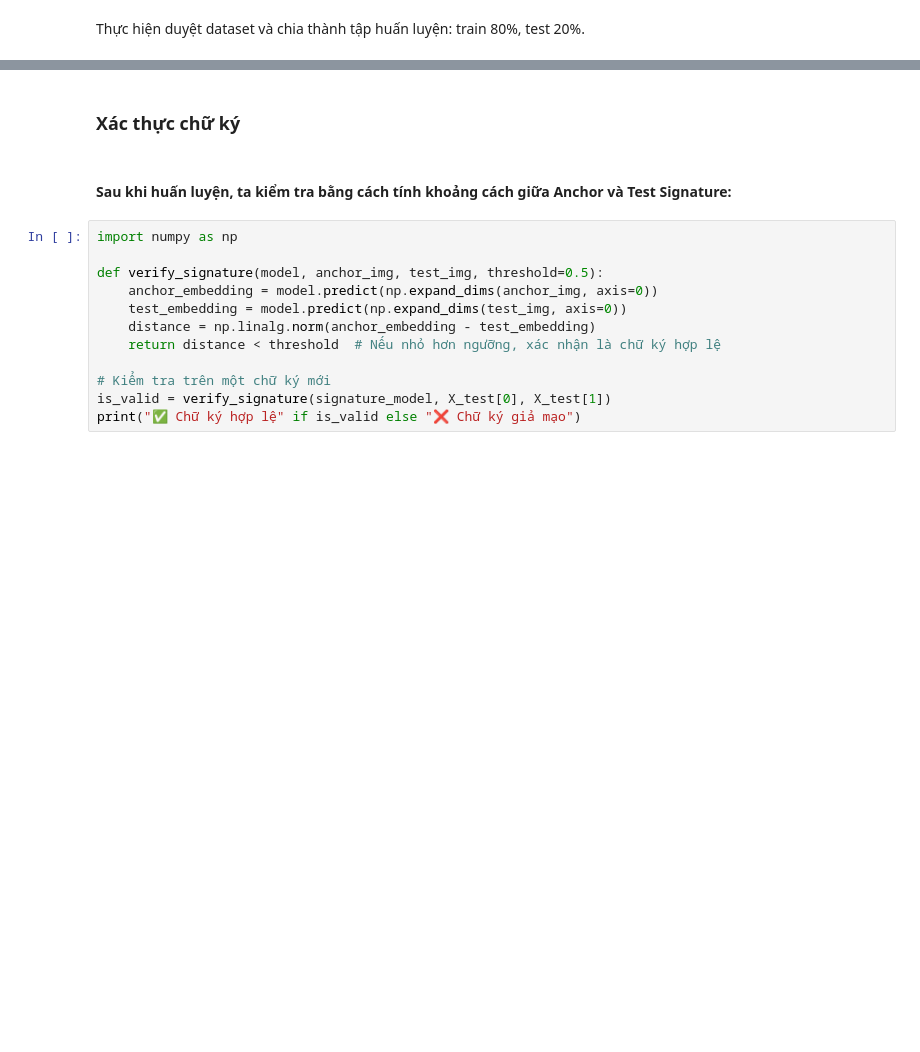
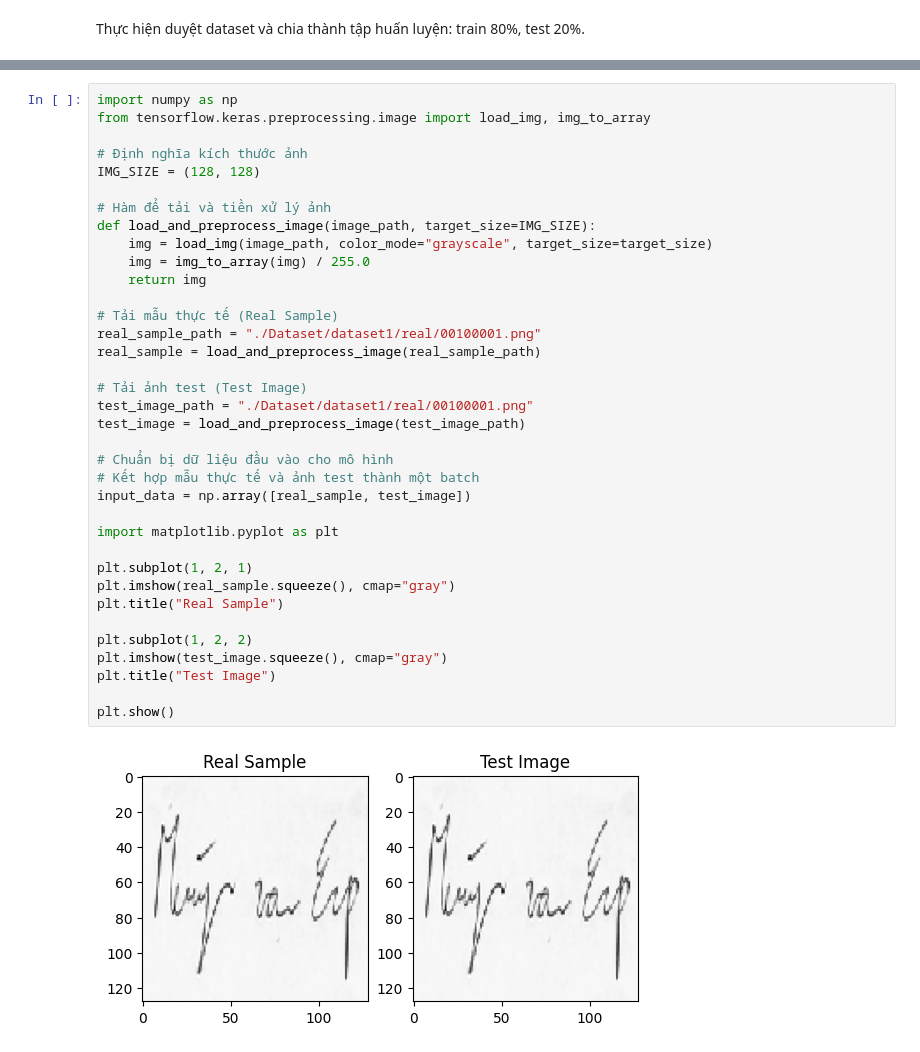
Before and after one commit to MyPhungg/Handwritten-Signature-Verification, a Jupyter notebook: Handwritten_Signature_Verification/Handwritten_Signature.ipynb, the cells around one changed output, grey strips where cells are left out. Saved outputs shown, nothing was run; the diff lists cells and outputs as text; blank space fills up the shorter version.

```diff
--- a/Handwritten_Signature_Verification/Handwritten_Signature.ipynb
+++ b/Handwritten_Signature_Verification/Handwritten_Signature.ipynb
@@ -303,16 +307,38 @@ KeyboardInterrupt:
-# %% [markdown]
-### **Xác thực chữ ký**
-# %% [markdown]
-#### Sau khi huấn luyện, ta kiểm tra bằng cách tính khoảng cách giữa Anchor và Test Signature:
-# %%
-import numpy as np
-
-def verify_signature(model, anchor_img, test_img, threshold=0.5):
-    anchor_embedding = model.predict(np.expand_dims(anchor_img, axis=0))
-    test_embedding = model.predict(np.expand_dims(test_img, axis=0))
-    distance = np.linalg.norm(anchor_embedding - test_embedding)
-    return distance < threshold  # Nếu nhỏ hơn ngưỡng, xác nhận là chữ ký hợp lệ
-
-# Kiểm tra trên một chữ ký mới
-is_valid = verify_signature(signature_model, X_test[0], X_test[1])
-print("✅ Chữ ký hợp lệ" if is_valid else "❌ Chữ ký giả mạo")
+# %%
+import numpy as np
+from tensorflow.keras.preprocessing.image import load_img, img_to_array
+
+# Định nghĩa kích thước ảnh
+IMG_SIZE = (128, 128)
+
+# Hàm để tải và tiền xử lý ảnh
+def load_and_preprocess_image(image_path, target_size=IMG_SIZE):
+    img = load_img(image_path, color_mode="grayscale", target_size=target_size)
+    img = img_to_array(img) / 255.0
+    return img
+
+# Tải mẫu thực tế (Real Sample)
+real_sample_path = "./Dataset/dataset1/real/00100001.png"
+real_sample = load_and_preprocess_image(real_sample_path)
+
+# Tải ảnh test (Test Image)
+test_image_path = "./Dataset/dataset1/real/00100001.png"
+test_image = load_and_preprocess_image(test_image_path)
+
+# Chuẩn bị dữ liệu đầu vào cho mô hình
+# Kết hợp mẫu thực tế và ảnh test thành một batch
+input_data = np.array([real_sample, test_image])
+
+import matplotlib.pyplot as plt
+
+plt.subplot(1, 2, 1)
+plt.imshow(real_sample.squeeze(), cmap="gray")
+plt.title("Real Sample")
+
+plt.subplot(1, 2, 2)
+plt.imshow(test_image.squeeze(), cmap="gray")
+plt.title("Test Image")
+
+plt.show()
+# %% [output]
+[figure, added]
```
Also changed, not shown: parts of 23 cells of this notebook, 41 other files.
